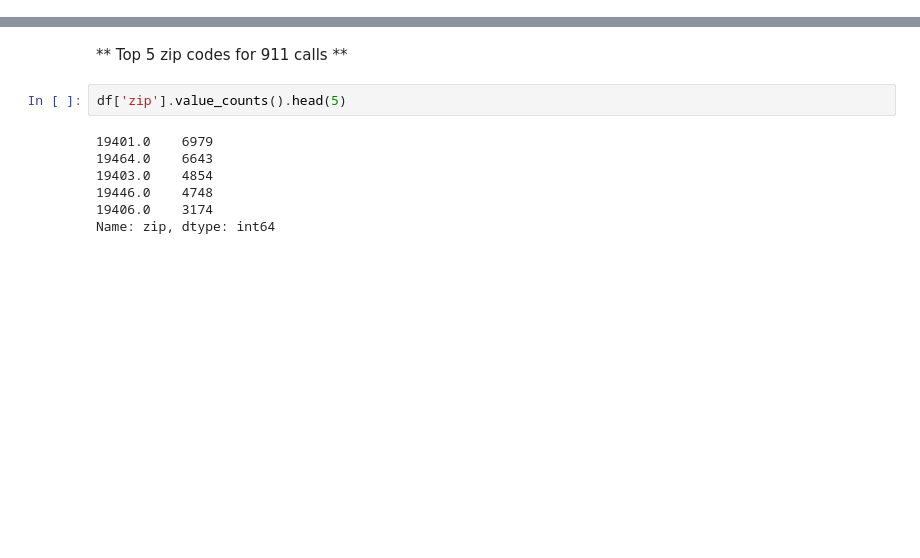
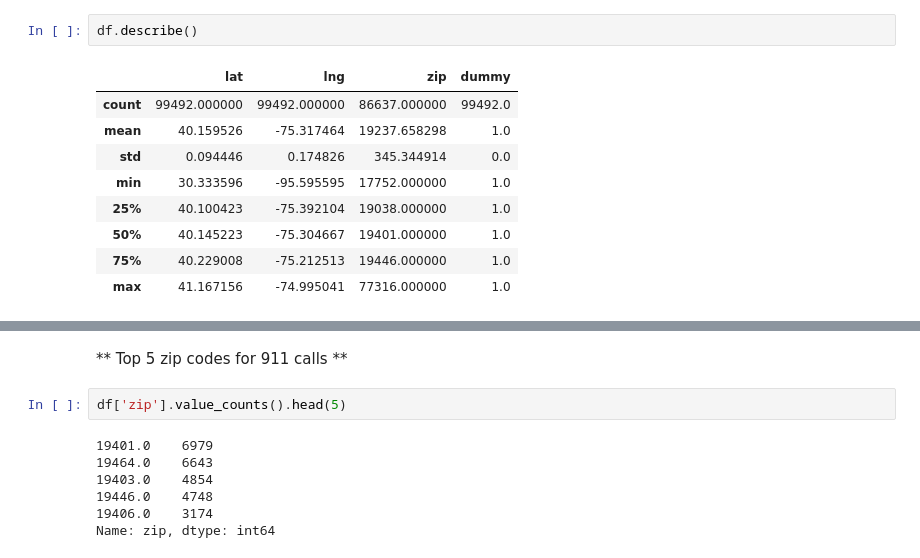
Before and after one commit to sandeepgd/data-science, a Jupyter notebook: 911.ipynb, the cells around one changed output, grey strips where cells are left out. Cells and saved outputs as stored; diff of their text form; blank space fills up the shorter version.

```diff
--- a/911.ipynb
+++ b/911.ipynb
@@ -14,3 +14,15 @@ df.head()
 | 2 | 40.121182 | -75.351975 | HAWS AVE; NORRISTOWN; 2015-12-10 ... | 19401.0 | Fire: GAS-ODOR/LEAK | 2015-12-10 17:40:00 | NORRISTOWN | HAWS AVE | 1 |
 | 3 | 40.116153 | -75.343513 | AIRY ST & SWEDE ST; NORRISTOWN; S... | 19401.0 | EMS: CARDIAC EMERGENCY | 2015-12-10 17:40:01 | NORRISTOWN | AIRY ST & SWEDE ST | 1 |
 | 4 | 40.251492 | -75.603350 | CHERRYWOOD CT & DEAD END; LOWER P... | NaN | EMS: DIZZINESS | 2015-12-10 17:40:01 | LOWER POTTSGROVE | CHERRYWOOD CT & DEAD END | 1 |
+# %%
+df.describe()
+# %% [output]
+|  | lat | lng | zip | dummy |
+| count | 99492.000000 | 99492.000000 | 86637.000000 | 99492.0 |
+| mean | 40.159526 | -75.317464 | 19237.658298 | 1.0 |
+| std | 0.094446 | 0.174826 | 345.344914 | 0.0 |
+| min | 30.333596 | -95.595595 | 17752.000000 | 1.0 |
+| 25% | 40.100423 | -75.392104 | 19038.000000 | 1.0 |
+| 50% | 40.145223 | -75.304667 | 19401.000000 | 1.0 |
+| 75% | 40.229008 | -75.212513 | 19446.000000 | 1.0 |
+| max | 41.167156 | -74.995041 | 77316.000000 | 1.0 |
```
Also changed, not shown: parts of 14 cells of this notebook.
